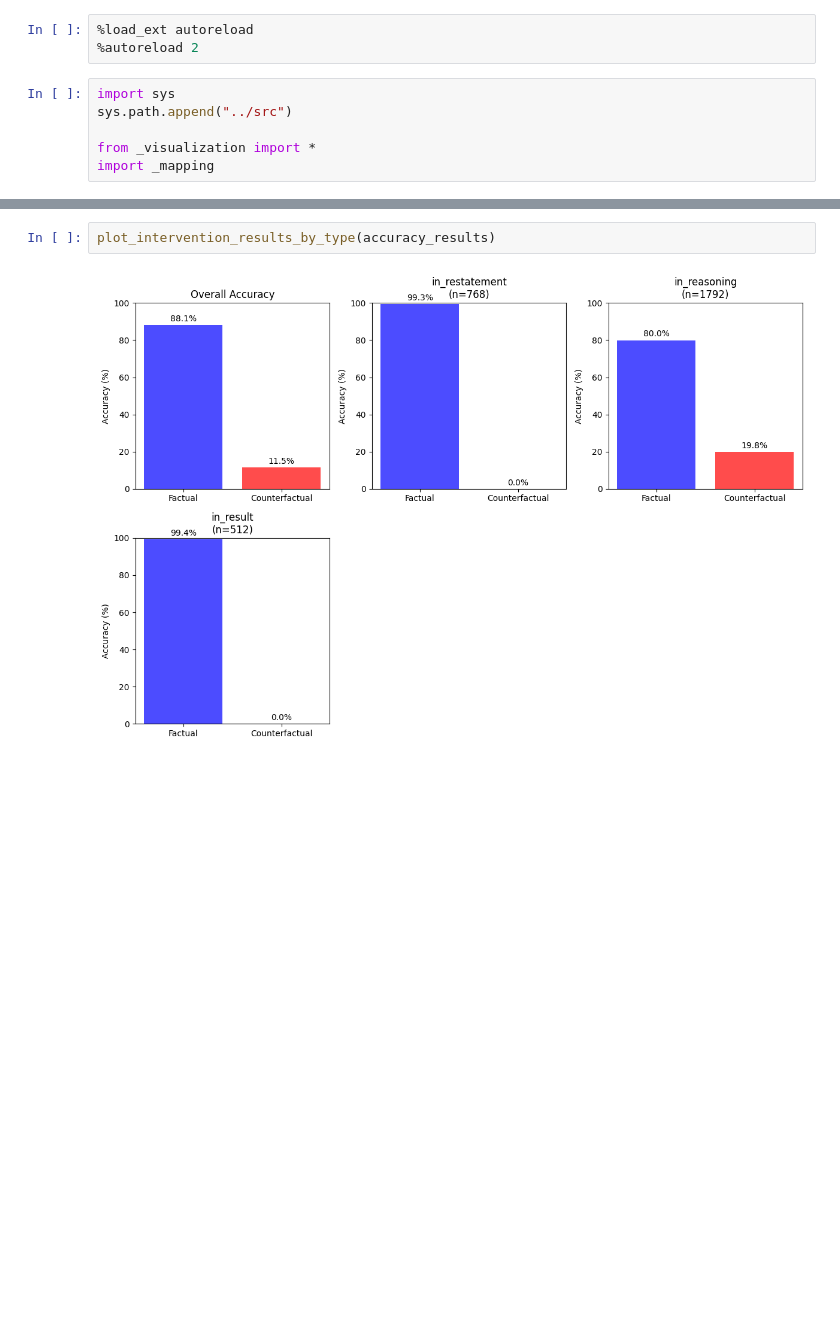
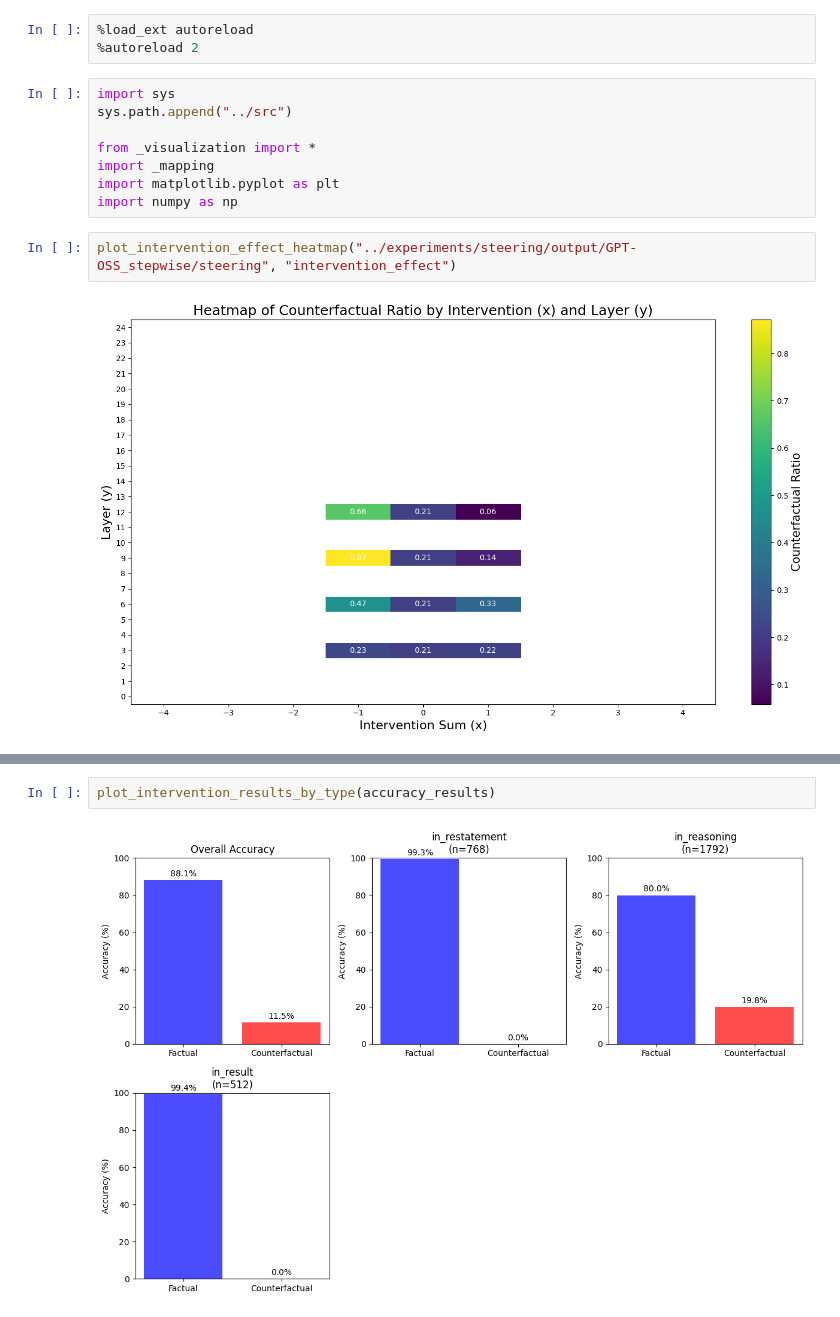
Before and after one commit to dkangbrown/arithmetic-reasoning-causality, a Jupyter notebook: experiments/visualize.ipynb, the cells around one changed output, grey strips where cells are left out. Drawn from its saved outputs; the diff is of its cells as text; blank space fills up the shorter version.

```diff
--- a/experiments/visualize.ipynb
+++ b/experiments/visualize.ipynb
@@ -7,3 +7,9 @@ sys.path.append("../src")
 
 from _visualization import *
 import _mapping
+import matplotlib.pyplot as plt
+import numpy as np
+# %%
+plot_intervention_effect_heatmap("../experiments/steering/output/GPT-OSS_stepwise/steering", "intervention_effect")
+# %% [output]
+[figure, added]
```
Also changed, not shown: parts of 15 cells of this notebook, 53 other files.
